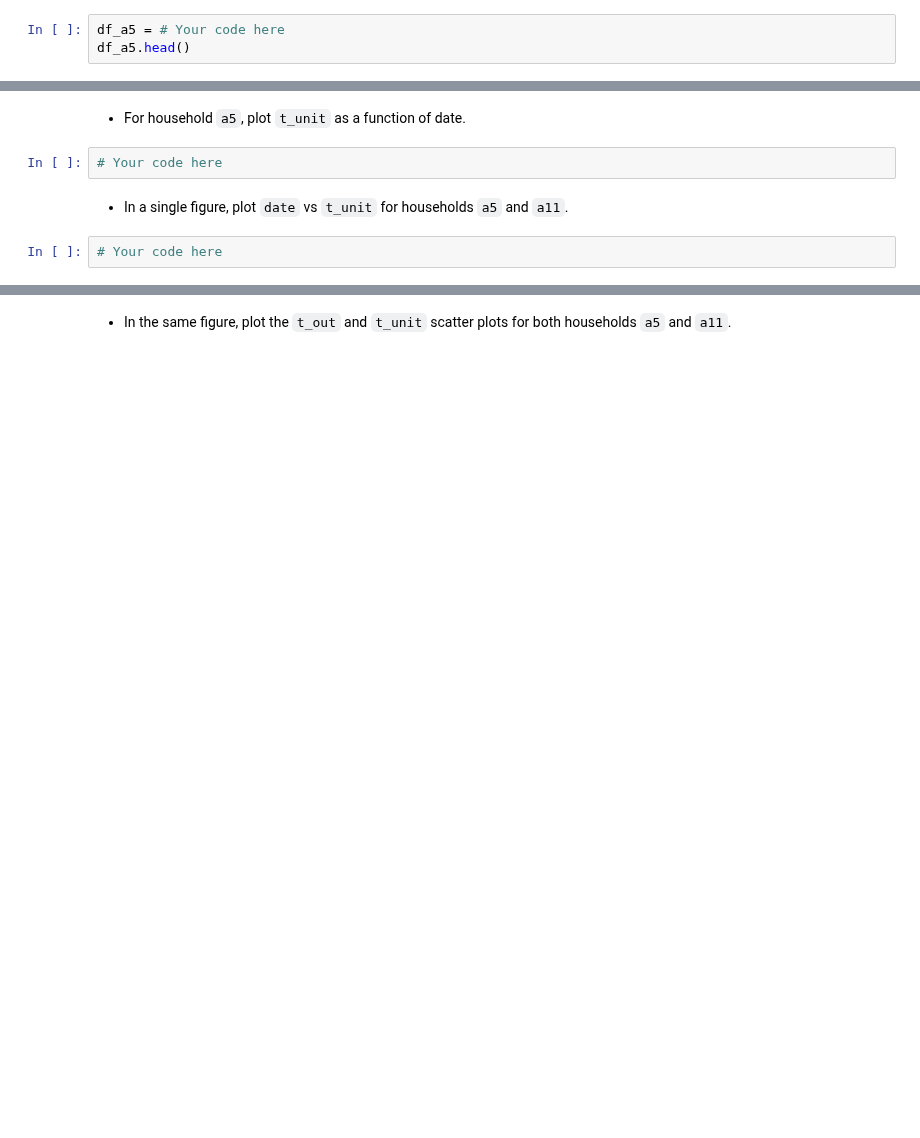
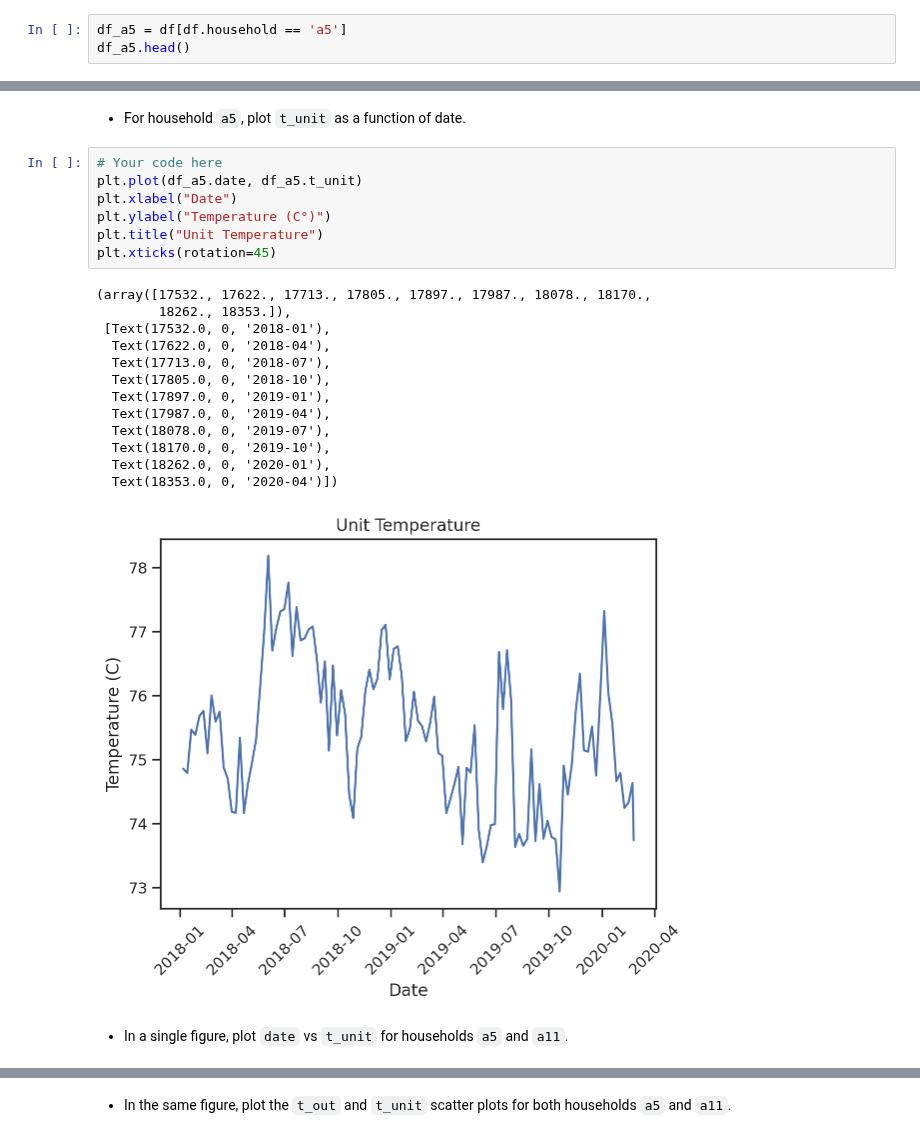
Before and after one commit to Pkuna28/homework, a Jupyter notebook: lecture06/homework_06.ipynb, the cells around one changed output, grey strips where cells are left out. Saved outputs shown, nothing was run; the diff lists cells and outputs as text; blank space fills up the shorter version.

```diff
--- a/lecture06/homework_06.ipynb
+++ b/lecture06/homework_06.ipynb
@@ -121,5 +166,5 @@ df.head()
 + Extract the data pertaining to household `a5`.
 Put the result in a new dataframe called `df_a5`.
 # %%
-df_a5 = # Your code here
+df_a5 = df[df.household == 'a5']
 df_a5.head()
@@ -126,8 +178,25 @@ df_a5.head()
 # %% [markdown]
 + For household `a5`, plot `t_unit` as a function of date.
-# %%
-# Your code here
+# %%
+# Your code here
+plt.plot(df_a5.date, df_a5.t_unit)
+plt.xlabel("Date")
+plt.ylabel("Temperature (C°)")
+plt.title("Unit Temperature")
+plt.xticks(rotation=45)
+# %% [output]
+(array([17532., 17622., 17713., 17805., 17897., 17987., 18078., 18170.,
+        18262., 18353.]),
+ [Text(17532.0, 0, '2018-01'),
+  Text(17622.0, 0, '2018-04'),
+  Text(17713.0, 0, '2018-07'),
+  Text(17805.0, 0, '2018-10'),
+  Text(17897.0, 0, '2019-01'),
+  Text(17987.0, 0, '2019-04'),
+  Text(18078.0, 0, '2019-07'),
+  Text(18170.0, 0, '2019-10'),
+  Text(18262.0, 0, '2020-01'),
+  Text(18353.0, 0, '2020-04')])
+[figure, added]
 # %% [markdown]
 + In a single figure, plot `date` vs `t_unit` for households `a5` and `a11`.
-# %%
-# Your code here
```
Also changed, not shown: parts of 17 cells of this notebook.
